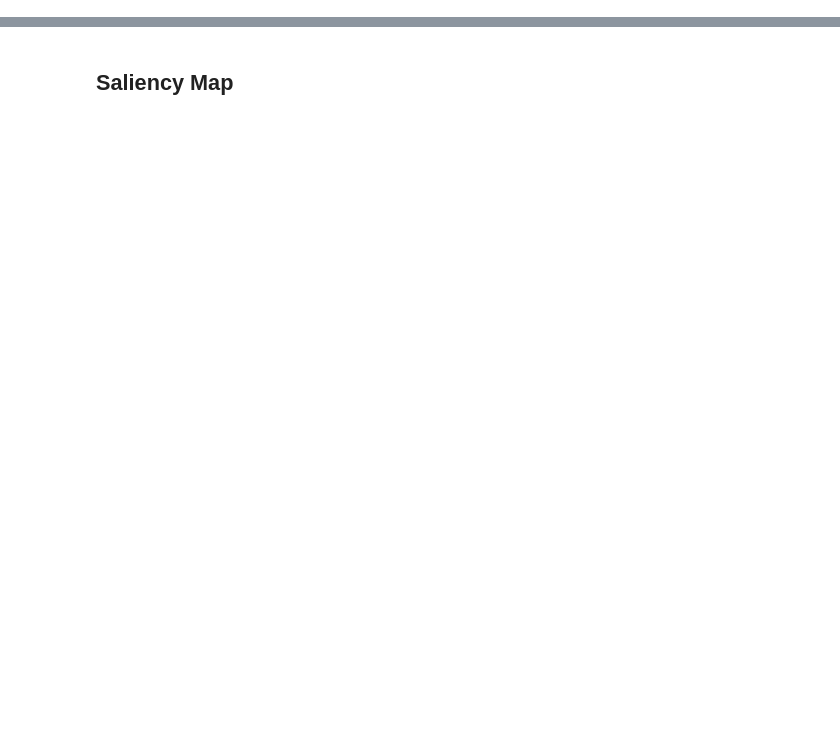
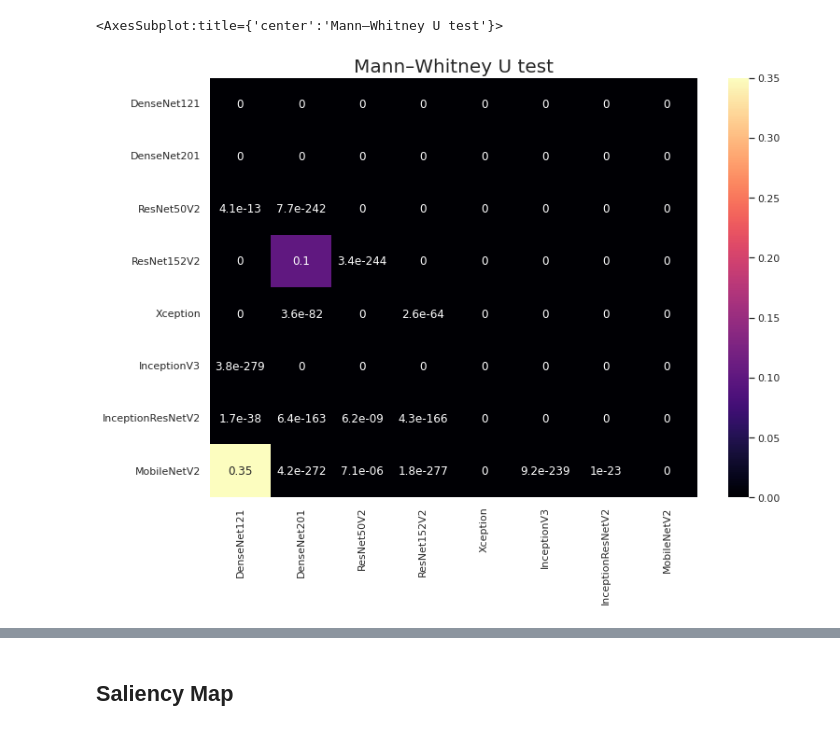
Before and after one commit to Ryan-RE-Wang/COPD-project, a Jupyter notebook: COPD_model_interpretation.ipynb, the cells around one changed output, grey strips where cells are left out. Cells and saved outputs as stored; diff of their text form; code cells hidden in the pictures; blank space fills up the shorter version.

```diff
--- a/COPD_model_interpretation.ipynb
+++ b/COPD_model_interpretation.ipynb
@@ -99,0 +371,13 @@ plt.show()
+# %%
+archis = ['DenseNet121', 'DenseNet201', 'ResNet50V2', 'ResNet152V2', 'Xception', 'InceptionV3', 'InceptionResNetV2', 'MobileNetV2']
+data = 'mimic'
+split = 'test'
+
+df = pd.DataFrame()
+
+for i in archis:
+    outfile = 'preds/{d}/{j}_preds/{i}_preds.npy'.format(d=data,j=split, i=i)
+
+    df[i] = np.reshape(np.load(outfile), (-1)).tolist()
+
+y_label = get_data_label('mimic', split)
@@ -99,0 +390,20 @@ plt.show()
+# %%
+import seaborn as sns
+from scipy.stats import mannwhitneyu
+from scipy import stats
+
+mat = [[0 for _ in range (len(archis))] for _ in range(len(archis))]
+
+for i in range(len(archis)):
+    for j in range(i+1, len(archis)):
+        u1, p = mannwhitneyu(df[archis[j]], df[archis[i]])
+        mat[j][i] = p
+
+sns.set(rc={'figure.figsize':(11.7,8.27)})
+
+# plt.matshow(np.array(mat))
+plt.title('Mann–Whitney U test', fontsize = 20)
+sns.heatmap(np.array(mat), annot=True, xticklabels=archis, yticklabels=archis, cmap='magma')
+# %% [output]
+<AxesSubplot:title={'center':'Mann–Whitney U test'}>
+[figure, added]
```
Also changed, not shown: parts of 18 cells of this notebook, 14 other files.
